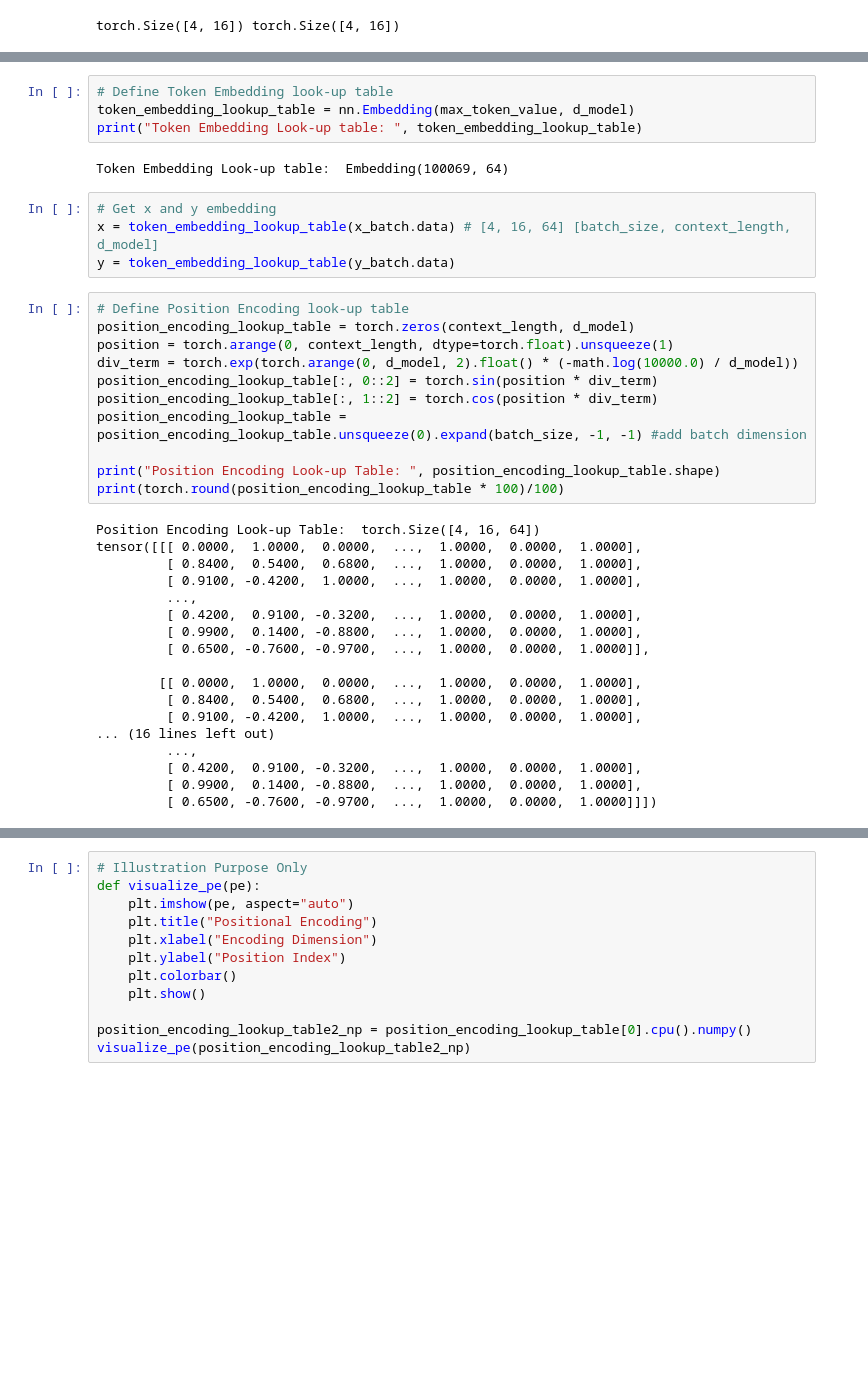
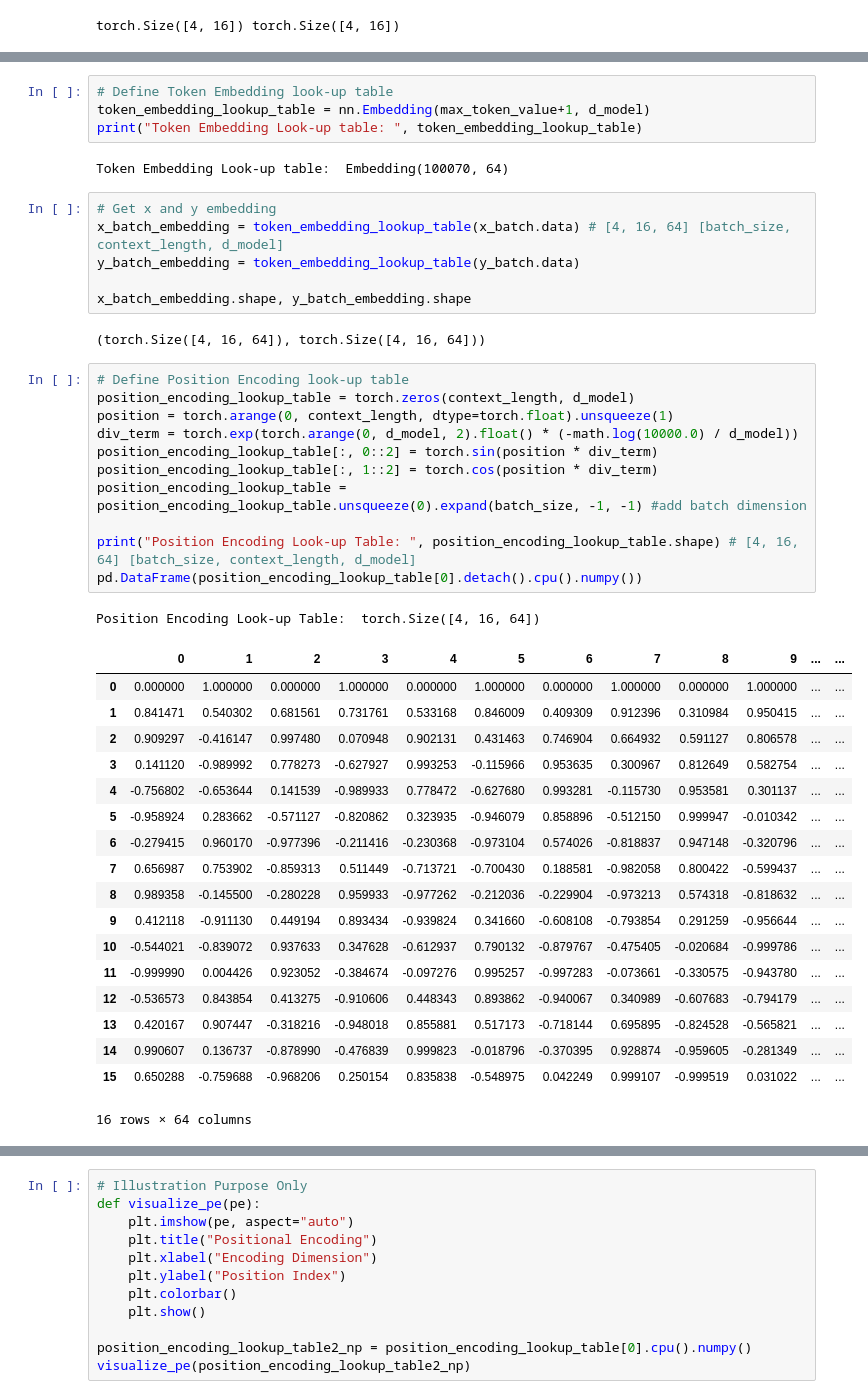
Before and after one commit to waylandzhang/Transformer-from-scratch, a Jupyter notebook: step-by-step.ipynb, the cells around one changed output, grey strips where cells are left out. Saved outputs shown, nothing was run; the diff lists cells and outputs as text; blank space fills up the shorter version.

```diff
--- a/step-by-step.ipynb
+++ b/step-by-step.ipynb
@@ -100,39 +92,45 @@ Our batches:
 # %%
 # Define Token Embedding look-up table
-token_embedding_lookup_table = nn.Embedding(max_token_value, d_model)
+token_embedding_lookup_table = nn.Embedding(max_token_value+1, d_model)
 print("Token Embedding Look-up table: ", token_embedding_lookup_table)
 # %% [output]
-Token Embedding Look-up table:  Embedding(100069, 64)
+Token Embedding Look-up table:  Embedding(100070, 64)
 # %%
 # Get x and y embedding
-x = token_embedding_lookup_table(x_batch.data) # [4, 16, 64] [batch_size, context_length, d_model]
-y = token_embedding_lookup_table(y_batch.data)
+x_batch_embedding = token_embedding_lookup_table(x_batch.data) # [4, 16, 64] [batch_size, context_length, d_model]
+y_batch_embedding = token_embedding_lookup_table(y_batch.data)
+
+x_batch_embedding.shape, y_batch_embedding.shape
+# %% [output]
+(torch.Size([4, 16, 64]), torch.Size([4, 16, 64]))
 # %%
 # Define Position Encoding look-up table
 position_encoding_lookup_table = torch.zeros(context_length, d_model)
 position = torch.arange(0, context_length, dtype=torch.float).unsqueeze(1)
 div_term = torch.exp(torch.arange(0, d_model, 2).float() * (-math.log(10000.0) / d_model))
 position_encoding_lookup_table[:, 0::2] = torch.sin(position * div_term)
 position_encoding_lookup_table[:, 1::2] = torch.cos(position * div_term)
 position_encoding_lookup_table = position_encoding_lookup_table.unsqueeze(0).expand(batch_size, -1, -1) #add batch dimension
 
-print("Position Encoding Look-up Table: ", position_encoding_lookup_table.shape)
-print(torch.round(position_encoding_lookup_table * 100)/100)
+print("Position Encoding Look-up Table: ", position_encoding_lookup_table.shape) # [4, 16, 64] [batch_size, context_length, d_model]
+pd.DataFrame(position_encoding_lookup_table[0].detach().cpu().numpy())
 # %% [output]
 Position Encoding Look-up Table:  torch.Size([4, 16, 64])
-tensor([[[ 0.0000,  1.0000,  0.0000,  ...,  1.0000,  0.0000,  1.0000],
-         [ 0.8400,  0.5400,  0.6800,  ...,  1.0000,  0.0000,  1.0000],
-         [ 0.9100, -0.4200,  1.0000,  ...,  1.0000,  0.0000,  1.0000],
-         ...,
-         [ 0.4200,  0.9100, -0.3200,  ...,  1.0000,  0.0000,  1.0000],
-         [ 0.9900,  0.1400, -0.8800,  ...,  1.0000,  0.0000,  1.0000],
-         [ 0.6500, -0.7600, -0.9700,  ...,  1.0000,  0.0000,  1.0000]],
-
-        [[ 0.0000,  1.0000,  0.0000,  ...,  1.0000,  0.0000,  1.0000],
-         [ 0.8400,  0.5400,  0.6800,  ...,  1.0000,  0.0000,  1.0000],
-         [ 0.9100, -0.4200,  1.0000,  ...,  1.0000,  0.0000,  1.0000],
-... (16 lines left out)
-         ...,
-         [ 0.4200,  0.9100, -0.3200,  ...,  1.0000,  0.0000,  1.0000],
-         [ 0.9900,  0.1400, -0.8800,  ...,  1.0000,  0.0000,  1.0000],
-         [ 0.6500, -0.7600, -0.9700,  ...,  1.0000,  0.0000,  1.0000]]])
+|  | 0 | 1 | 2 | 3 | 4 | 5 | 6 | 7 | 8 | 9 | ... | ... |
+| 0 | 0.000000 | 1.000000 | 0.000000 | 1.000000 | 0.000000 | 1.000000 | 0.000000 | 1.000000 | 0.000000 | 1.000000 | ... | ... |
+| 1 | 0.841471 | 0.540302 | 0.681561 | 0.731761 | 0.533168 | 0.846009 | 0.409309 | 0.912396 | 0.310984 | 0.950415 | ... | ... |
+| 2 | 0.909297 | -0.416147 | 0.997480 | 0.070948 | 0.902131 | 0.431463 | 0.746904 | 0.664932 | 0.591127 | 0.806578 | ... | ... |
+| 3 | 0.141120 | -0.989992 | 0.778273 | -0.627927 | 0.993253 | -0.115966 | 0.953635 | 0.300967 | 0.812649 | 0.582754 | ... | ... |
+| 4 | -0.756802 | -0.653644 | 0.141539 | -0.989933 | 0.778472 | -0.627680 | 0.993281 | -0.115730 | 0.953581 | 0.301137 | ... | ... |
+| 5 | -0.958924 | 0.283662 | -0.571127 | -0.820862 | 0.323935 | -0.946079 | 0.858896 | -0.512150 | 0.999947 | -0.010342 | ... | ... |
+| 6 | -0.279415 | 0.960170 | -0.977396 | -0.211416 | -0.230368 | -0.973104 | 0.574026 | -0.818837 | 0.947148 | -0.320796 | ... | ... |
+| 7 | 0.656987 | 0.753902 | -0.859313 | 0.511449 | -0.713721 | -0.700430 | 0.188581 | -0.982058 | 0.800422 | -0.599437 | ... | ... |
+| 8 | 0.989358 | -0.145500 | -0.280228 | 0.959933 | -0.977262 | -0.212036 | -0.229904 | -0.973213 | 0.574318 | -0.818632 | ... | ... |
+| 9 | 0.412118 | -0.911130 | 0.449194 | 0.893434 | -0.939824 | 0.341660 | -0.608108 | -0.793854 | 0.291259 | -0.956644 | ... | ... |
+| 10 | -0.544021 | -0.839072 | 0.937633 | 0.347628 | -0.612937 | 0.790132 | -0.879767 | -0.475405 | -0.020684 | -0.999786 | ... | ... |
+| 11 | -0.999990 | 0.004426 | 0.923052 | -0.384674 | -0.097276 | 0.995257 | -0.997283 | -0.073661 | -0.330575 | -0.943780 | ... | ... |
+| 12 | -0.536573 | 0.843854 | 0.413275 | -0.910606 | 0.448343 | 0.893862 | -0.940067 | 0.340989 | -0.607683 | -0.794179 | ... | ... |
+| 13 | 0.420167 | 0.907447 | -0.318216 | -0.948018 | 0.855881 | 0.517173 | -0.718144 | 0.695895 | -0.824528 | -0.565821 | ... | ... |
+| 14 | 0.990607 | 0.136737 | -0.878990 | -0.476839 | 0.999823 | -0.018796 | -0.370395 | 0.928874 | -0.959605 | -0.281349 | ... | ... |
+| 15 | 0.650288 | -0.759688 | -0.968206 | 0.250154 | 0.835838 | -0.548975 | 0.042249 | 0.999107 | -0.999519 | 0.031022 | ... | ... |
+16 rows × 64 columns
```
Also changed, not shown: parts of 26 cells of this notebook.
